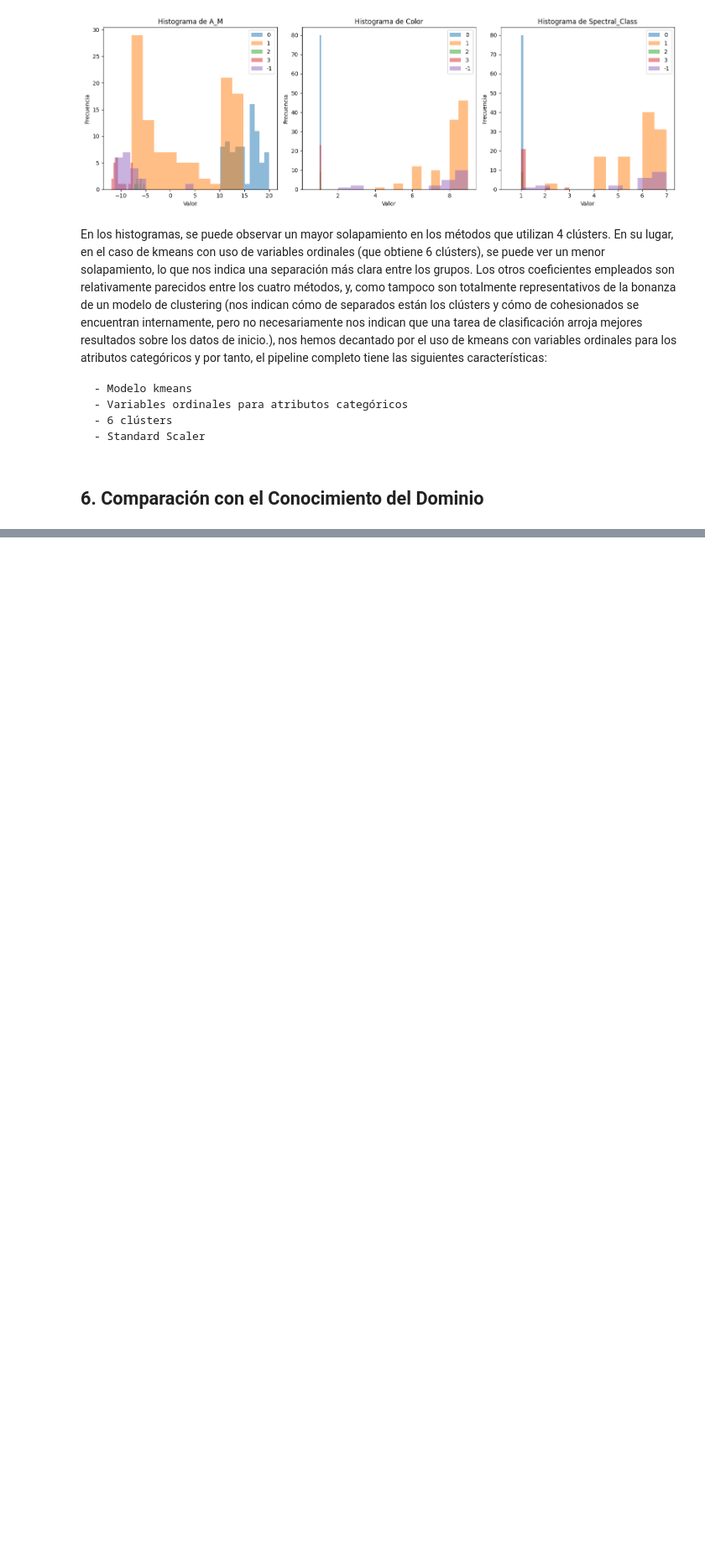
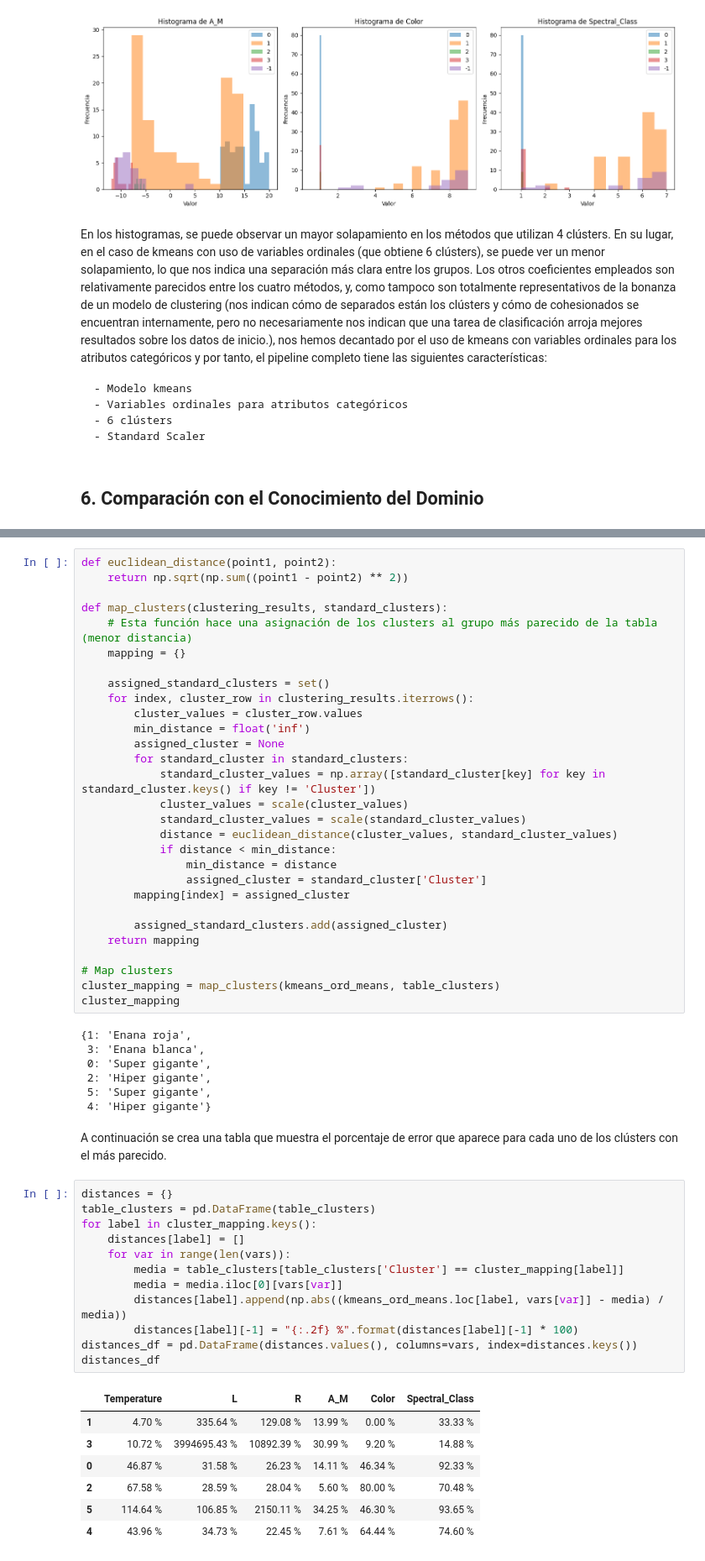
Before and after one commit to RodrigoMaroto/Practica2-ML, a Jupyter notebook: Practica2.ipynb, the cells around one changed output, grey strips where cells are left out. Shown at 84% size. Saved outputs shown, nothing was run; the diff lists cells and outputs as text; blank space fills up the shorter version.

```diff
--- a/Practica2.ipynb
+++ b/Practica2.ipynb
@@ -975,0 +953,58 @@ cluster_mapping
+# %%
+def euclidean_distance(point1, point2):
+    return np.sqrt(np.sum((point1 - point2) ** 2))
+
+def map_clusters(clustering_results, standard_clusters):
+    # Esta función hace una asignación de los clusters al grupo más parecido de la tabla (menor distancia)
+    mapping = {}
+
+    assigned_standard_clusters = set()
+    for index, cluster_row in clustering_results.iterrows():
+        cluster_values = cluster_row.values
+        min_distance = float('inf')
+        assigned_cluster = None
+        for standard_cluster in standard_clusters:
+            standard_cluster_values = np.array([standard_cluster[key] for key in standard_cluster.keys() if key != 'Cluster'])
+            cluster_values = scale(cluster_values)
+            standard_cluster_values = scale(standard_cluster_values)
+            distance = euclidean_distance(cluster_values, standard_cluster_values)
+            if distance < min_distance:
+                min_distance = distance
+                assigned_cluster = standard_cluster['Cluster']
+        mapping[index] = assigned_cluster
+
+        assigned_standard_clusters.add(assigned_cluster)
+    return mapping
+
+# Map clusters
+cluster_mapping = map_clusters(kmeans_ord_means, table_clusters)
+cluster_mapping
+# %% [output]
+{1: 'Enana roja',
+ 3: 'Enana blanca',
+ 0: 'Super gigante',
+ 2: 'Hiper gigante',
+ 5: 'Super gigante',
+ 4: 'Hiper gigante'}
+# %% [markdown]
+A continuación se crea una tabla que muestra el porcentaje de error que aparece para cada uno de los clústers con el más parecido.
+# %%
+distances = {}
+table_clusters = pd.DataFrame(table_clusters)
+for label in cluster_mapping.keys():
+    distances[label] = []
+    for var in range(len(vars)):
+        media = table_clusters[table_clusters['Cluster'] == cluster_mapping[label]]
+        media = media.iloc[0][vars[var]]
+        distances[label].append(np.abs((kmeans_ord_means.loc[label, vars[var]] - media) / media))
+        distances[label][-1] = "{:.2f} %".format(distances[label][-1] * 100)
+distances_df = pd.DataFrame(distances.values(), columns=vars, index=distances.keys())
+distances_df
+# %% [output]
+|  | Temperature | L | R | A_M | Color | Spectral_Class |
+| 1 | 4.70 % | 335.64 % | 129.08 % | 13.99 % | 0.00 % | 33.33 % |
+| 3 | 10.72 % | 3994695.43 % | 10892.39 % | 30.99 % | 9.20 % | 14.88 % |
+| 0 | 46.87 % | 31.58 % | 26.23 % | 14.11 % | 46.34 % | 92.33 % |
+| 2 | 67.58 % | 28.59 % | 28.04 % | 5.60 % | 80.00 % | 70.48 % |
+| 5 | 114.64 % | 106.85 % | 2150.11 % | 34.25 % | 46.30 % | 93.65 % |
+| 4 | 43.96 % | 34.73 % | 22.45 % | 7.61 % | 64.44 % | 74.60 % |
```
Also changed, not shown: parts of 38 cells of this notebook.
